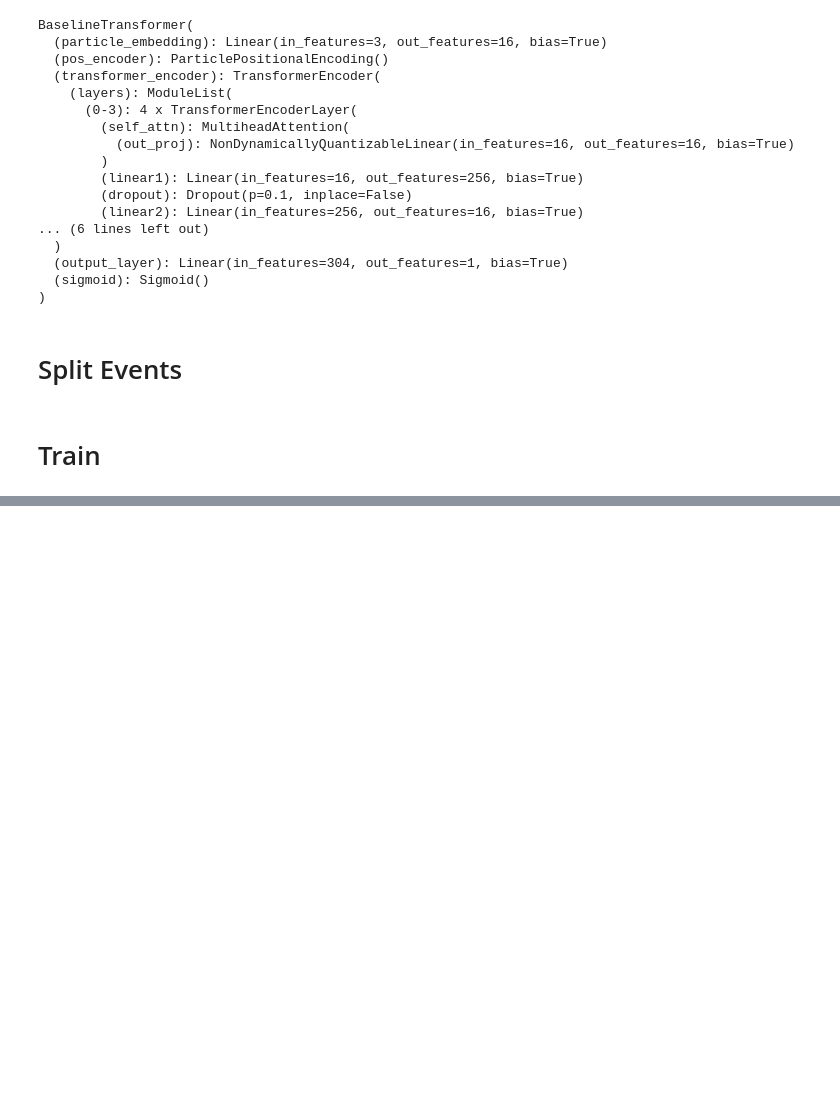
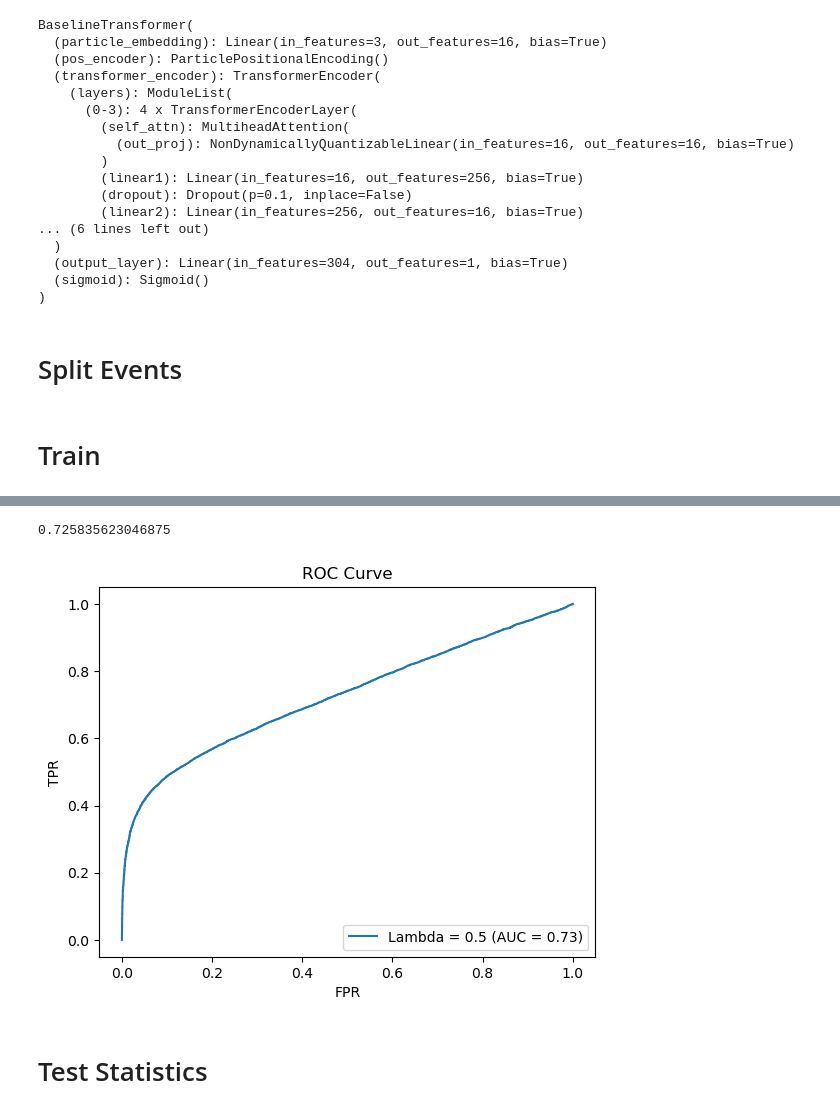
Before and after one commit to ZhengtingHe/ADwithNE, a Jupyter notebook: demo/baseline.ipynb, the cells around one changed output, grey strips where cells are left out. Saved outputs shown, nothing was run; the diff lists cells and outputs as text; code cells hidden in the pictures; blank space fills up the shorter version.

Commit message:
Baseline model

```diff
--- a/demo/baseline.ipynb
+++ b/demo/baseline.ipynb
@@ -81,6 +81,10 @@ BaselineTransformer(
 # %%
 from analysis import create_exp_bkg_events, train_test_split, get_dataloaders
 from data import EventDataset
+# %%
+tpr_dict = {}
+fpr_dict = {}
+auc_dict = {}
 # %%
 test_ratio=0.2
 val_ratio = 0.2
@@ -156,0 +163,15 @@ Epoch 18 / 50
+# %%
+targets, predictions = predict(classify_model, val_dataloader)
+from analysis import calculate_auc
+from visualize import plot_roc_curve
+fpr, tpr, auc_roc = calculate_auc(targets, predictions)
+print(auc_roc)
+fpr_dict[str(sig_lambda)] = fpr
+tpr_dict[str(sig_lambda)] = tpr
+auc_dict[str(sig_lambda)] = auc_roc
+plot_roc_curve(fpr_dict, tpr_dict, auc_dict, "ROC Curve")
+# %% [output]
+0.725835623046875
+[figure, added]
+# %% [markdown]
+# Test Statistics
```
Also changed, not shown: parts of 16 cells of this notebook, 1 other file.
